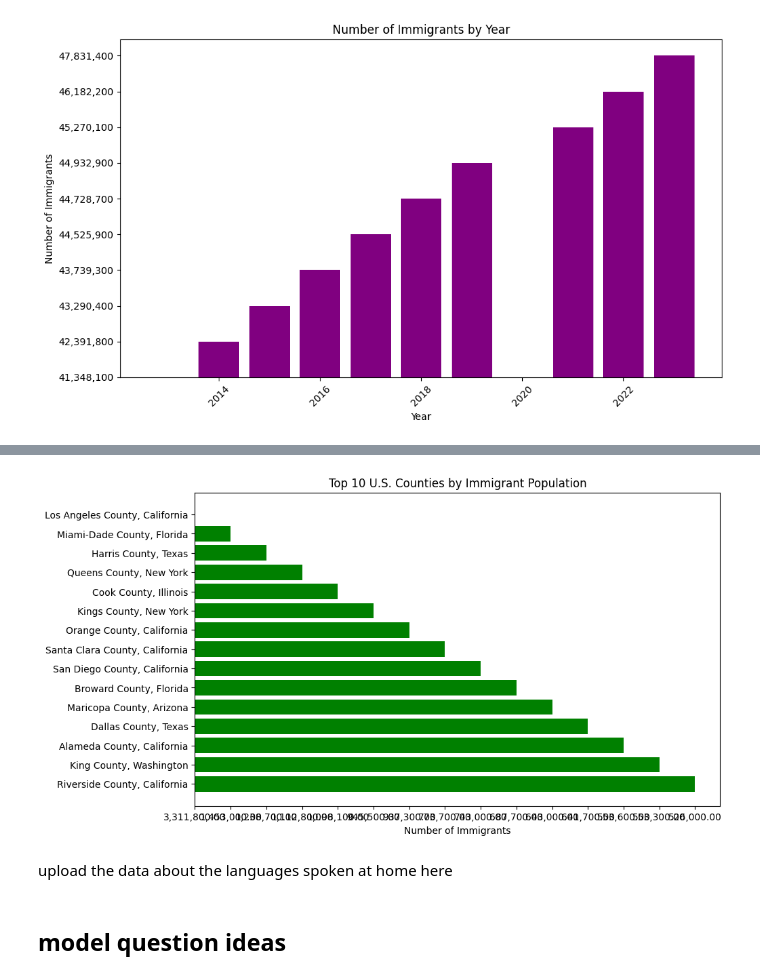
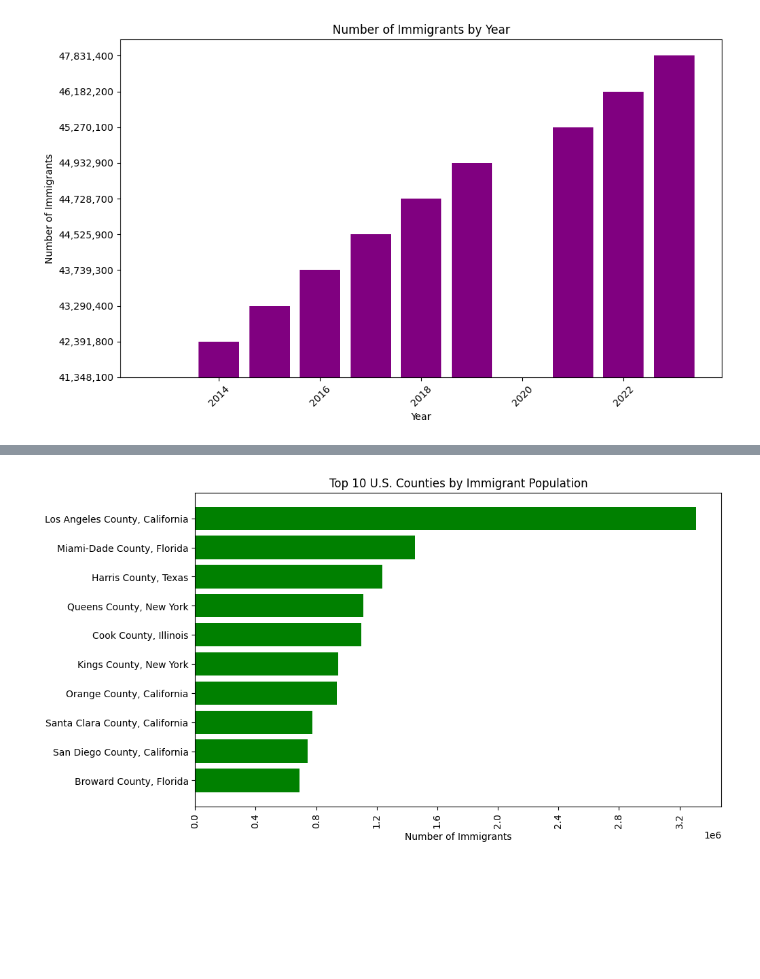
Before and after one commit to ecetanriverdi/ecetanriverdi.github.io, a Jupyter notebook: Milestone 2.ipynb, the cells around one changed output, grey strips where cells are left out. Cells and saved outputs as stored; diff of their text form; code cells hidden in the pictures; blank space fills up the shorter version.

```diff
--- a/Milestone 2.ipynb
+++ b/Milestone 2.ipynb
@@ -113,0 +124,10 @@ google hwo to change x and y axes to make it look cleaner
+# %%
+state['Round County # Immigrant'] = state['Round County # Immigrant'].astype(str).str.replace(',', '')
+state['Round Total Imm Pop'] = state['Round Total Imm Pop'].astype(str).str.replace(',', '')
+
+state['Round County # Immigrant'] = state['Round County # Immigrant'].astype(float)
+state['Round Total Imm Pop'] = state['Round Total Imm Pop'].astype(float)
+
+state['County % by Origin'] = state['County % by Origin'].astype(str).str.rstrip('%').astype(float) / 100
+
+state.dtypes
@@ -114,14 +162,18 @@ google hwo to change x and y axes to make it look cleaner
 # %%
 
+state['Round County # Immigrant'] = state['Round County # Immigrant'].astype(str).str.replace(',', '').astype(float)
+
+top_10_state = state.sort_values(by="Round County # Immigrant", ascending=False).head(10)
+
 plt.figure(figsize=(10, 6))
-plt.barh(state["County,State"], state["Round County # Immigrant"], color='green')
+plt.barh(top_10_state["County,State"], top_10_state["Round County # Immigrant"], color='green')
 plt.xlabel('Number of Immigrants')
+plt.xticks(rotation=90)
 plt.title('Top 10 U.S. Counties by Immigrant Population')
+
+plt.gca().xaxis.set_major_locator(MaxNLocator(integer=True))
 plt.gca().invert_yaxis()
+
 plt.show()
 # %% [output]
-[figure, old version]
+[figure, new version]
-# %% [markdown]
-upload the data about the languages spoken at home here
-# %% [markdown]
-## model question ideas
```
Also changed, not shown: parts of 38 cells of this notebook.
